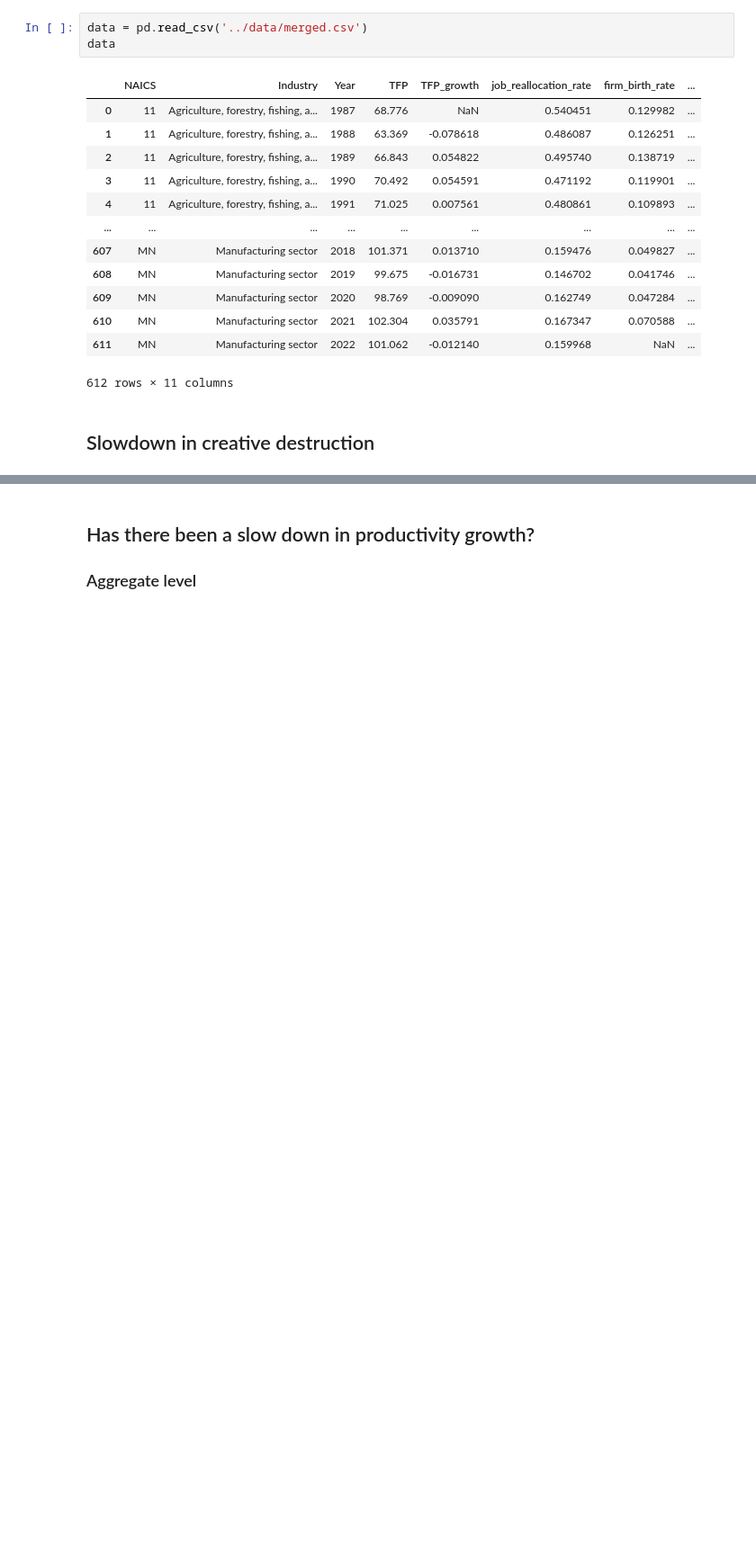
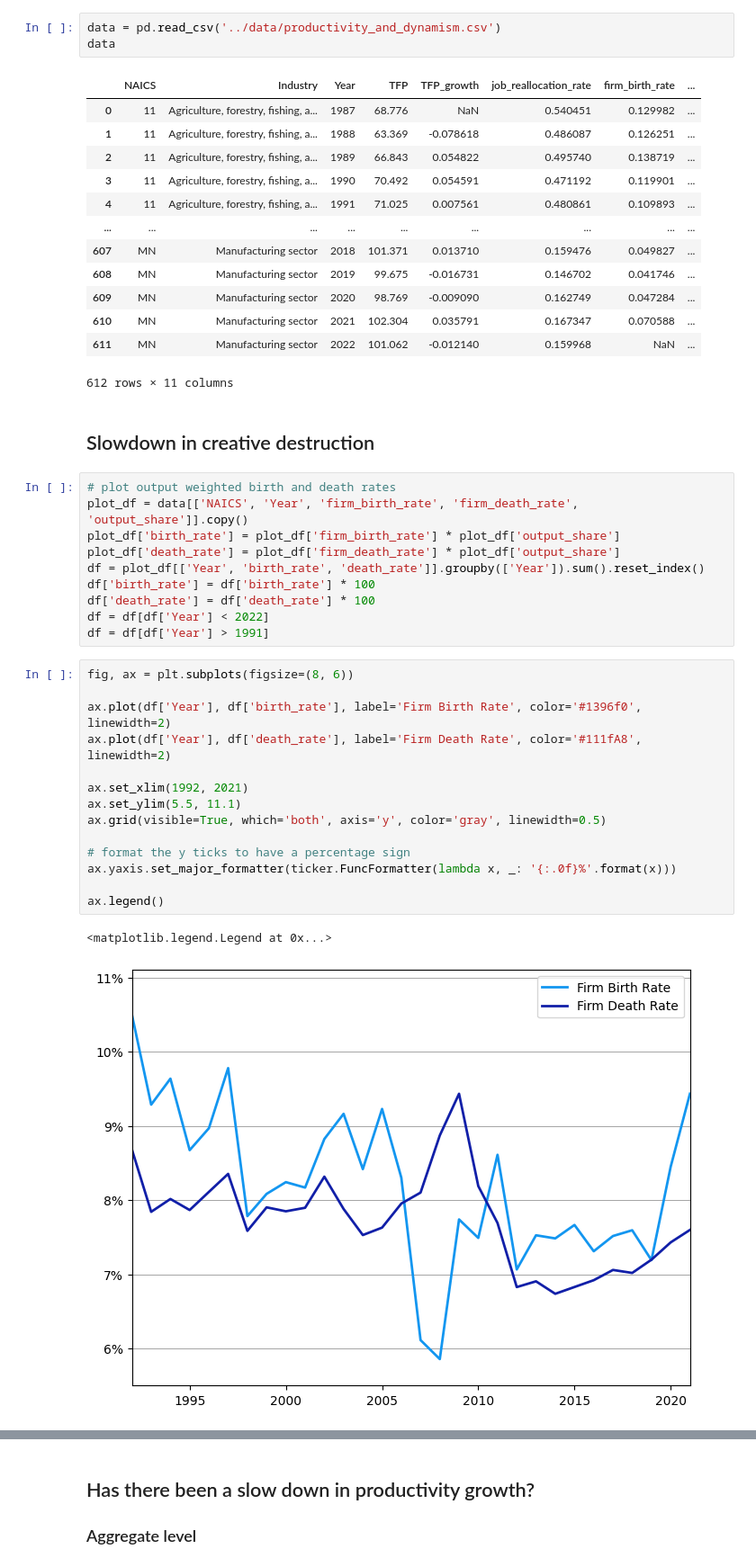
Before and after one commit to ollie-gregory/dynamism_and_productivity_growth, a Jupyter notebook: notebooks/analysis.ipynb, the cells around one changed output, grey strips where cells are left out. Shown at 90% size. Drawn from its saved outputs; the diff is of its cells as text; blank space fills up the shorter version.

```diff
--- a/notebooks/analysis.ipynb
+++ b/notebooks/analysis.ipynb
@@ -20,5 +14,5 @@ from tqdm import tqdm
 # %%
-data = pd.read_csv('../data/merged.csv')
+data = pd.read_csv('../data/productivity_and_dynamism.csv')
 data
 # %% [output]
 |  | NAICS | Industry | Year | TFP | TFP_growth | job_reallocation_rate | firm_birth_rate | ... |
@@ -36,3 +30,30 @@ data
 612 rows × 11 columns
 # %% [markdown]
 ## Slowdown in creative destruction
+# %%
+# plot output weighted birth and death rates
+plot_df = data[['NAICS', 'Year', 'firm_birth_rate', 'firm_death_rate', 'output_share']].copy()
+plot_df['birth_rate'] = plot_df['firm_birth_rate'] * plot_df['output_share']
+plot_df['death_rate'] = plot_df['firm_death_rate'] * plot_df['output_share']
+df = plot_df[['Year', 'birth_rate', 'death_rate']].groupby(['Year']).sum().reset_index()
+df['birth_rate'] = df['birth_rate'] * 100
+df['death_rate'] = df['death_rate'] * 100
+df = df[df['Year'] < 2022]
+df = df[df['Year'] > 1991]
+# %%
+fig, ax = plt.subplots(figsize=(8, 6))
+
+ax.plot(df['Year'], df['birth_rate'], label='Firm Birth Rate', color='#1396f0', linewidth=2)
+ax.plot(df['Year'], df['death_rate'], label='Firm Death Rate', color='#111fA8', linewidth=2)
+
+ax.set_xlim(1992, 2021)
+ax.set_ylim(5.5, 11.1)
+ax.grid(visible=True, which='both', axis='y', color='gray', linewidth=0.5)
+
+# format the y ticks to have a percentage sign
+ax.yaxis.set_major_formatter(ticker.FuncFormatter(lambda x, _: '{:.0f}%'.format(x)))
+
+ax.legend()
+# %% [output]
+<matplotlib.legend.Legend at 0x...>
+[figure, added]
```
Also changed, not shown: parts of 14 cells of this notebook, 28 other files.
